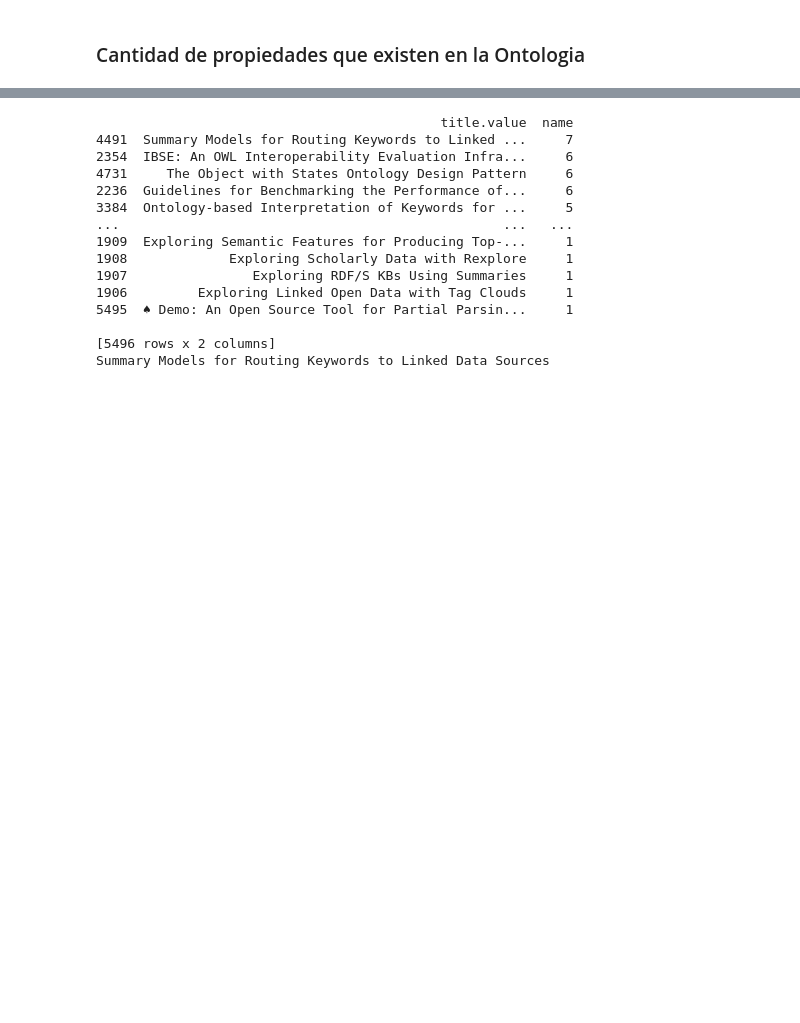
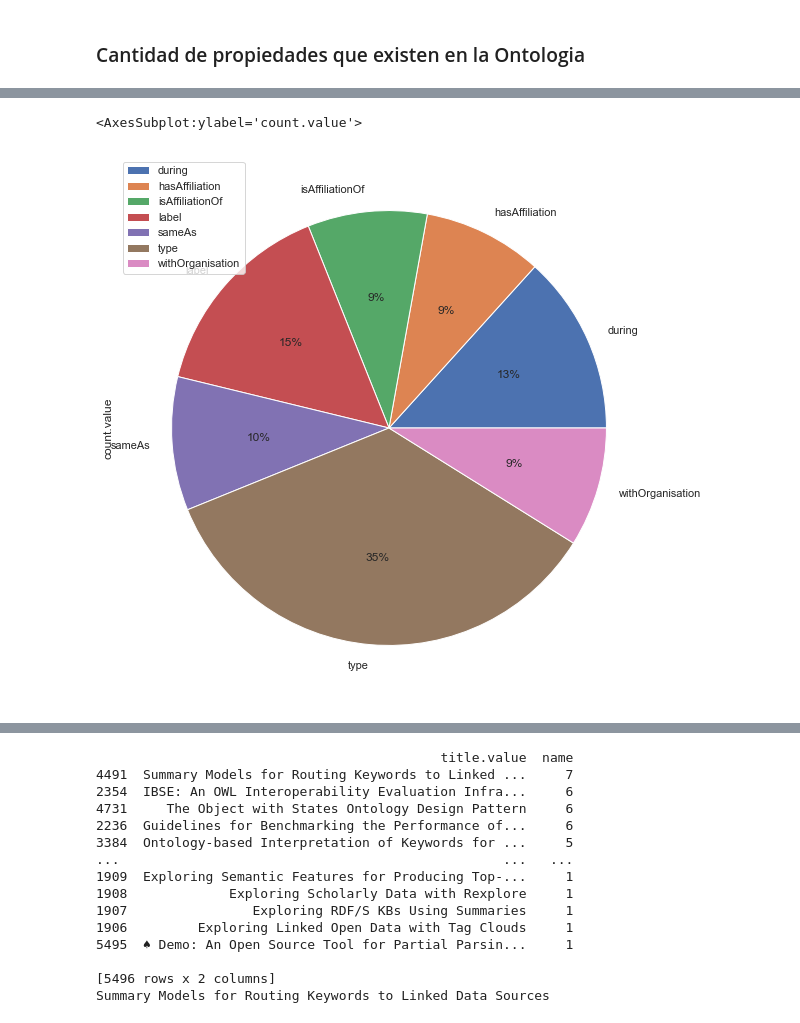
Before and after one commit to juanyanza11/Consumo-enriquecimiento-y-visualizaci-n-SKG, a Jupyter notebook: Proy-BIM2.ipynb, the cells around one changed output, grey strips where cells are left out. Cells and saved outputs as stored; diff of their text form; code cells hidden in the pictures; blank space fills up the shorter version.

```diff
--- a/Proy-BIM2.ipynb
+++ b/Proy-BIM2.ipynb
@@ -104,10 +66,10 @@ def getPropertiesDimention():
     PREFIX conf: <https://w3id.org/scholarlydata/ontology/conference-ontology.owl#>
 
     SELECT DISTINCT ?prop (count(*) AS ?count)
-    WHERE {
-        ?prop a rdf:Property.
-    	[] ?prop ?object.
-    }group by ?prop
+        WHERE {
+            ?prop a rdf:Property.
+            [] ?prop ?object.
+        }group by ?prop
     """
     sparql.setQuery(query)
     sparql.setReturnFormat(JSON)
@@ -116,5 +78,3 @@ def getPropertiesDimention():
 
 results = getPropertiesDimention()
 df2 = json_normalize(results["results"]["bindings"]) #Res
-df2['prop'] = df2['prop.value'].str.lstrip("#")
-print(df2['prop'])
@@ -138,0 +81,9 @@ Name: prop, dtype: object
+# %%
+from urllib.parse import urlparse
+for index, row in df2.iterrows():
+    row['prop.value'] = urlparse(row['prop.value']).fragment
+    row['count.value'] = int(row['count.value'])
+
+df2 = df2[['prop.value', 'count.value']]
+df2 = df2.sort_values('count.value',ascending=False).head(7)
+df2
@@ -138,0 +99,5 @@ Name: prop, dtype: object
+# %%
+df2.groupby(['prop.value']).sum().plot(kind='pie', y='count.value', autopct='%1.0f%%', figsize=(10,10))
+# %% [output]
+<AxesSubplot:ylabel='count.value'>
+[figure, added]
```
Also changed, not shown: parts of 15 cells of this notebook, 1 other file.
